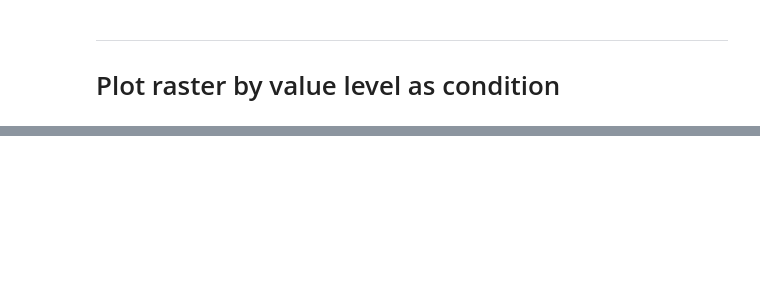
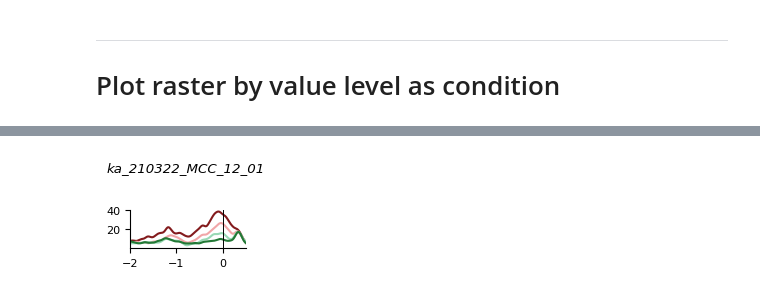
Before and after one commit to ungzs1/popy_05, a Jupyter notebook: notebooks/neural_analysis/check_one_rate.ipynb, the cells around one changed output, grey strips where cells are left out. Cells and saved outputs as stored; diff of their text form; code cells hidden in the pictures; blank space fills up the shorter version.

```diff
--- a/notebooks/neural_analysis/check_one_rate.ipynb
+++ b/notebooks/neural_analysis/check_one_rate.ipynb
@@ -543,0 +411,5 @@ for unit_name in neural_data_proc.unit.data:
+# %%
+#variable_of_interest = 'feedback'
+neural_data_proc = neural_dataset.copy()
+neural_data_proc = add_mixed_coord(neural_data_proc, 'stay_value')
+neural_data_proc
@@ -543,0 +434,30 @@ for unit_name in neural_data_proc.unit.data:
+# %%
+#unit_name = neural_data_proc.unit.data[-11]  # get the first unit as an example
+unit_name = 'MCC_12_01'  # get the first unit as an example
+
+#for unit_name in neural_data_proc.unit.data:
+
+title = f'{neural_data_proc.coords["monkey"].data[0]}_{neural_data_proc.coords["session"].data[0]}_{unit_name}'
+fig, axs = plot_rates_with_raster(
+    neural_data_proc,
+    unit_name,
+    mode='centering',
+    #n_extra_trials=n_extra_trials,
+    title=title,
+    time_window=(-2, .5),
+    show_raster=False,
+    paper_format=True,  # use paper format
+    )
+
+# save the figure in svg, 300 dpi
+fig.savefig(
+    f'figs/paper_figs/{monkey}_{session}_{unit_name}_raster_rate_value.svg',
+    dpi=300,
+    bbox_inches='tight',
+    transparent=True
+    )
+
+plt.show()
+plt.close()
+# %% [output]
+[figure, added]
```
Also changed, not shown: parts of 13 cells of this notebook, 28 other files.
